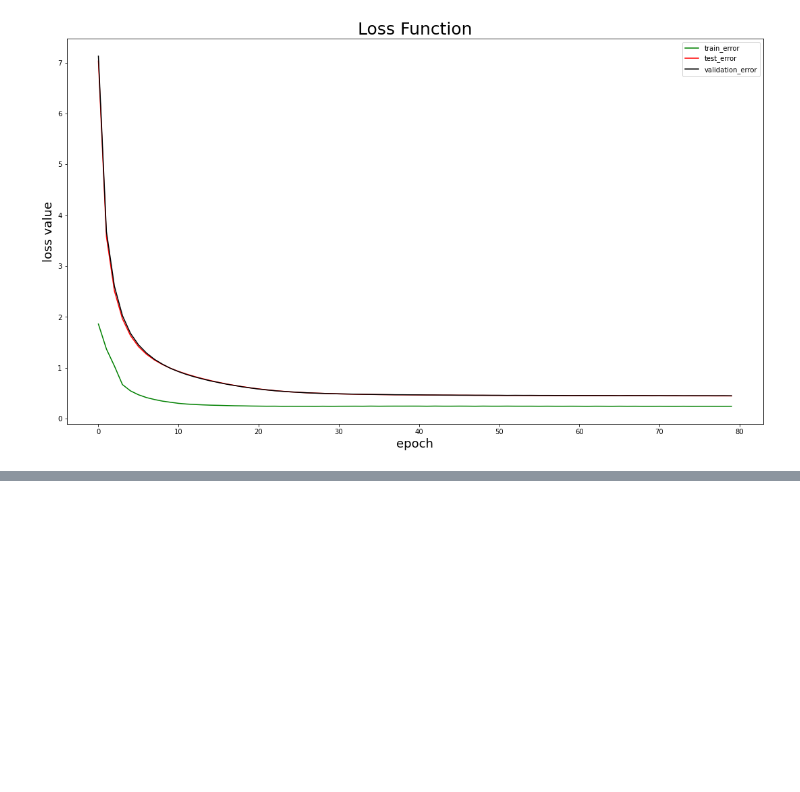
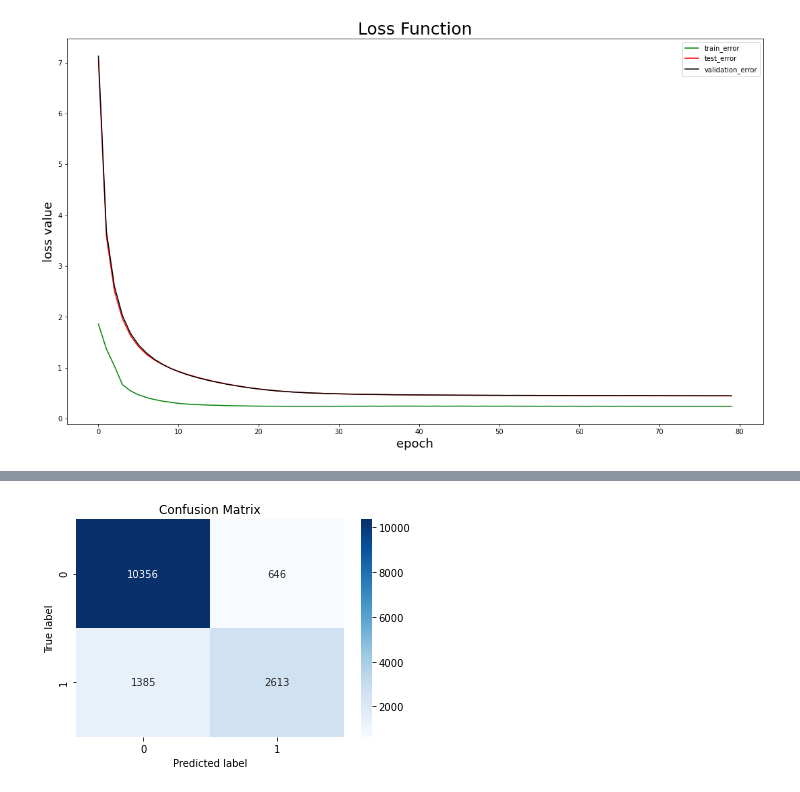
Before and after one commit to YD5463/CyberbullyingDetector, a Jupyter notebook: Notebooks/logistic.ipynb, the cells around one changed output, grey strips where cells are left out. Cells and saved outputs as stored; diff of their text form; code cells hidden in the pictures; blank space fills up the shorter version.

```diff
--- a/Notebooks/logistic.ipynb
+++ b/Notebooks/logistic.ipynb
@@ -349,0 +465,6 @@ plt.show()
+# %%
+clf4 = MLPClassifier(random_state=1,learning_rate_init=0.01,batch_size=200,activation="relu",
+                    hidden_layer_sizes=(500,100),solver='adam',max_iter=100,verbose=True,learning_rate="adaptive")
+# %%
+mlp_pipeline(clf4)
+# %% [output]
@@ -349,0 +488 @@ plt.show()
+[figure, added]
```
Also changed, not shown: parts of 12 cells of this notebook, 1 other file.
